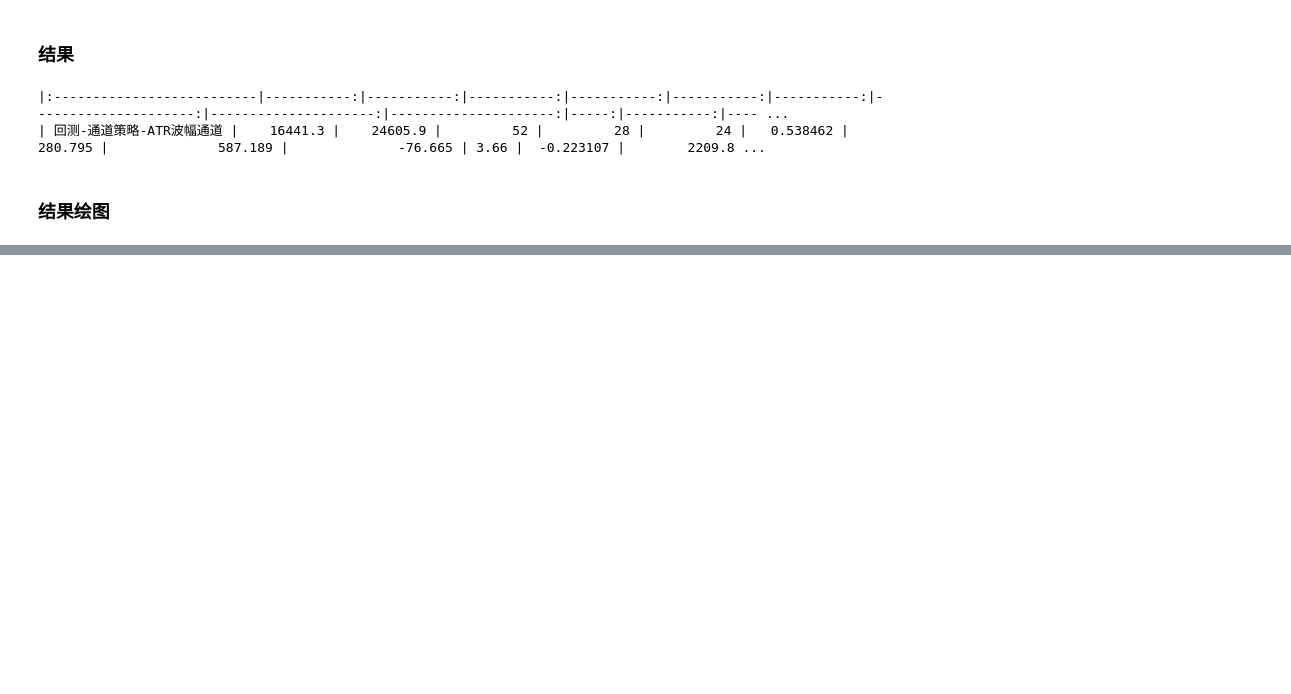
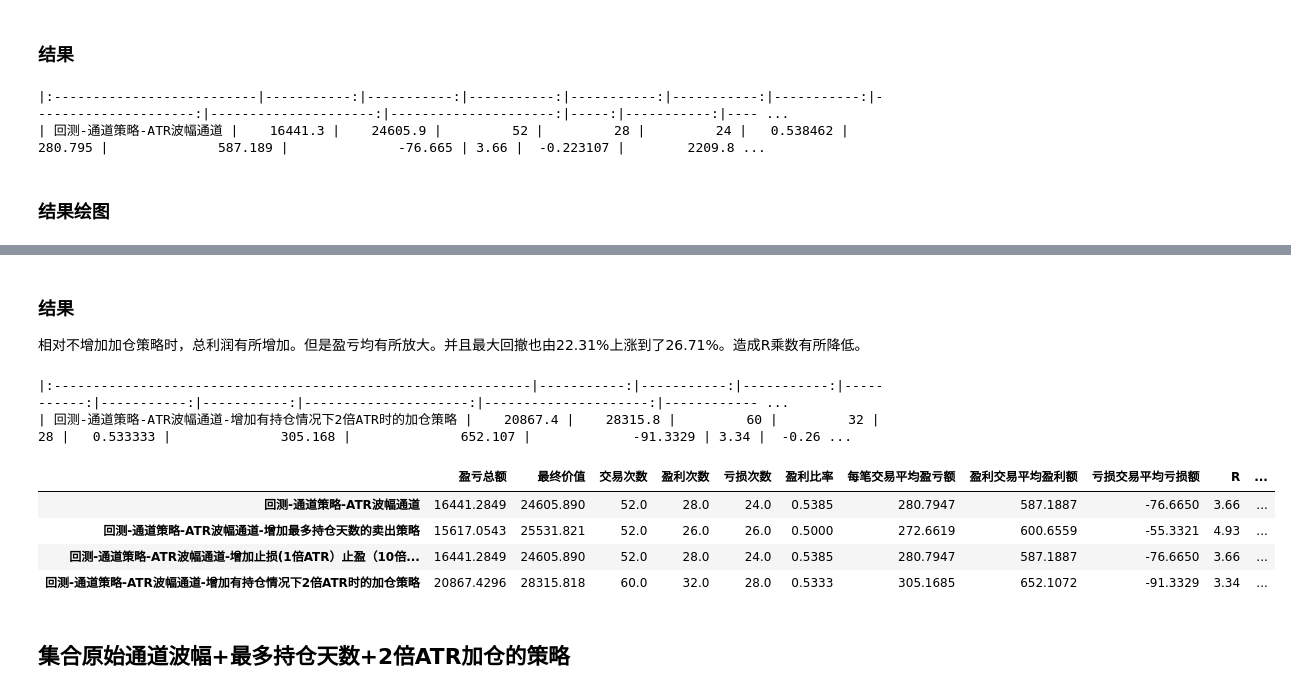
Before and after one commit to GuQiangJS/gquant-example, a Jupyter notebook: 策略测试-通道策略-ATR波幅通道.ipynb, the cells around one changed output, grey strips where cells are left out. Saved outputs shown, nothing was run; the diff lists cells and outputs as text; code cells hidden in the pictures; blank space fills up the shorter version.

```diff
--- a/策略测试-通道策略-ATR波幅通道.ipynb
+++ b/策略测试-通道策略-ATR波幅通道.ipynb
@@ -399,0 +568,60 @@ bt1.plot_returns_cmp()
+# %%
+class BuyStrategy2(gquant.abupy.AbuFactorBuyTD, gquant.abupy.BuyCallMixin):
+    def _init_self(self, **kwargs):
+        self.factor_name = self.__class__.__name__
+
+    def fit_day(self, today):
+        if self.orders:
+            o=self.orders[-1]
+            if o.sell_date is None:
+                buy=self.kl_pd[self.kl_pd['date']==o.buy_date]#最后一次购买当日的信息
+                atr=buy.iloc[0]['atr']#最后一次购买当日的atr数据
+                if today.close>today.up and today.close>o.buy_price+2*atr:
+                    #当天价格在波幅通道之上，并且当天收盘价大于最后一次购买价格+2倍购买日atr（可加仓价）
+#                     import logging
+#                     logging.info('{}:当日收盘价:{:.2f},当日波幅上轨:{:.2f},购买日:{},购买价格:{:.2f},购买日ATR:{:.2f}'.format(today.date,today.close,today.up,o.buy_date,o.buy_price,atr))
+                    return self.buy_tomorrow()
+# %%
+buy_factors = [
+    {
+        'class': BuyStrategy1,
+        # 仓位管理
+        'position': {
+            'class': Position1
+        }
+    },
+    {
+        'class':BuyStrategy2,
+        # 仓位管理
+        'position': {
+            'class': Position1
+        }
+    }
+]
+# 卖出因子
+sell_factors = [{
+    'class': SellStrategy1,
+}]
+bt4= backtest(buy_factors,sell_factors)
+# %% [markdown]
+### 结果
+
+相对不增加加仓策略时，总利润有所增加。但是盈亏均有所放大。并且最大回撤也由22.31%上涨到了26.71%。造成R乘数有所降低。
+# %%
+print(bt4.profit_series(name='回测-通道策略-ATR波幅通道-增加有持仓情况下2倍ATR时的加仓策略').to_frame().T.to_markdown())
+# %% [output]
+|:-------------------------------------------------------------|-----------:|-----------:|-----------:|-----------:|-----------:|-----------:|---------------------:|---------------------:|------------ ...
+| 回测-通道策略-ATR波幅通道-增加有持仓情况下2倍ATR时的加仓策略 |    20867.4 |    28315.8 |         60 |         32 |         28 |   0.533333 |              305.168 |              652.107 |             -91.3329 | 3.34 |  -0.26 ...
+# %%
+gquant.pd.concat([bt1.profit_series(name='回测-通道策略-ATR波幅通道'),
+                  bt2.profit_series(name='回测-通道策略-ATR波幅通道-增加最多持仓天数的卖出策略'),
+                  bt3.profit_series(name='回测-通道策略-ATR波幅通道-增加止损(1倍ATR）止盈（10倍ATR）'),
+                  bt4.profit_series(name='回测-通道策略-ATR波幅通道-增加有持仓情况下2倍ATR时的加仓策略')], axis=1).T
+# %% [output]
+|  | 盈亏总额 | 最终价值 | 交易次数 | 盈利次数 | 亏损次数 | 盈利比率 | 每笔交易平均盈亏额 | 盈利交易平均盈利额 | 亏损交易平均亏损额 | R | ... |
+| 回测-通道策略-ATR波幅通道 | 16441.2849 | 24605.890 | 52.0 | 28.0 | 24.0 | 0.5385 | 280.7947 | 587.1887 | -76.6650 | 3.66 | ... |
+| 回测-通道策略-ATR波幅通道-增加最多持仓天数的卖出策略 | 15617.0543 | 25531.821 | 52.0 | 26.0 | 26.0 | 0.5000 | 272.6619 | 600.6559 | -55.3321 | 4.93 | ... |
+| 回测-通道策略-ATR波幅通道-增加止损(1倍ATR）止盈（10倍... | 16441.2849 | 24605.890 | 52.0 | 28.0 | 24.0 | 0.5385 | 280.7947 | 587.1887 | -76.6650 | 3.66 | ... |
+| 回测-通道策略-ATR波幅通道-增加有持仓情况下2倍ATR时的加仓策略 | 20867.4296 | 28315.818 | 60.0 | 32.0 | 28.0 | 0.5333 | 305.1685 | 652.1072 | -91.3329 | 3.34 | ... |
+# %% [markdown]
+## 集合原始通道波幅+最多持仓天数+2倍ATR加仓的策略
```
Also changed, not shown: parts of 33 cells of this notebook.
